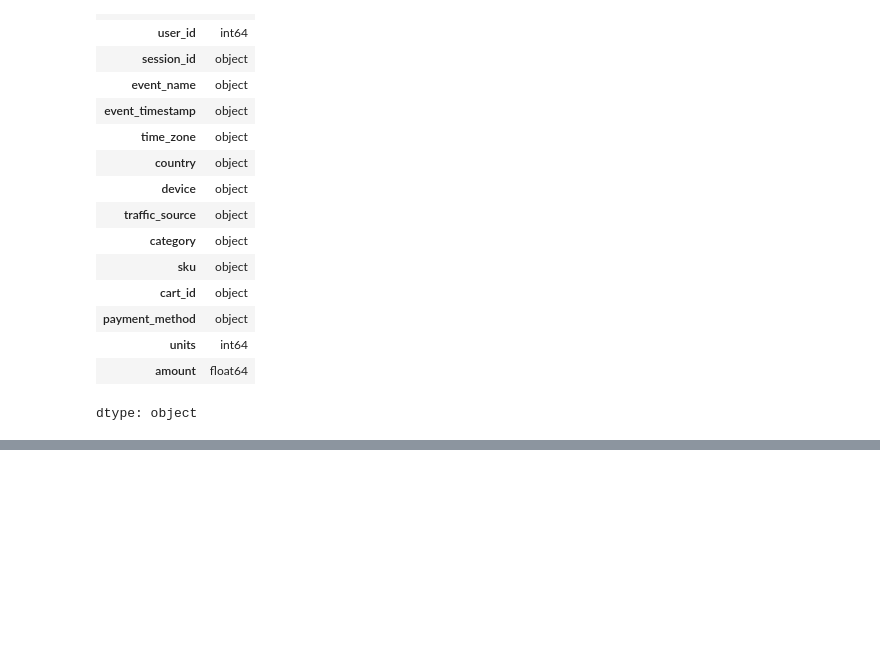
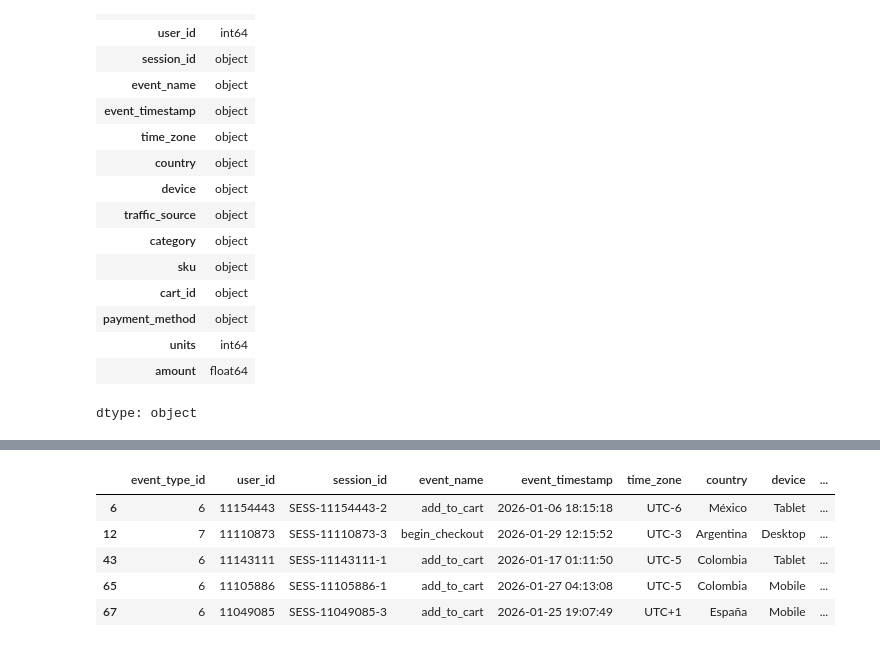
Before and after one commit to hector1994/TT-DA-95-GIT-EXPERIMENT, a Jupyter notebook: GITHUB_Mini_experiment.ipynb, the cells around one changed output, grey strips where cells are left out. Saved outputs shown, nothing was run; the diff lists cells and outputs as text; code cells hidden in the pictures; blank space fills up the shorter version.

```diff
--- a/GITHUB_Mini_experiment.ipynb
+++ b/GITHUB_Mini_experiment.ipynb
@@ -48,0 +92,9 @@ dtype: object
+# %%
+df[df['columna_nueva']>0].head()
+# %% [output]
+|  | event_type_id | user_id | session_id | event_name | event_timestamp | time_zone | country | device | ... |
+| 6 | 6 | 11154443 | SESS-11154443-2 | add_to_cart | 2026-01-06 18:15:18 | UTC-6 | México | Tablet | ... |
+| 12 | 7 | 11110873 | SESS-11110873-3 | begin_checkout | 2026-01-29 12:15:52 | UTC-3 | Argentina | Desktop | ... |
+| 43 | 6 | 11143111 | SESS-11143111-1 | add_to_cart | 2026-01-17 01:11:50 | UTC-5 | Colombia | Tablet | ... |
+| 65 | 6 | 11105886 | SESS-11105886-1 | add_to_cart | 2026-01-27 04:13:08 | UTC-5 | Colombia | Mobile | ... |
+| 67 | 6 | 11049085 | SESS-11049085-3 | add_to_cart | 2026-01-25 19:07:49 | UTC+1 | España | Mobile | ... |
```
Also changed, not shown: parts of 4 cells of this notebook.
